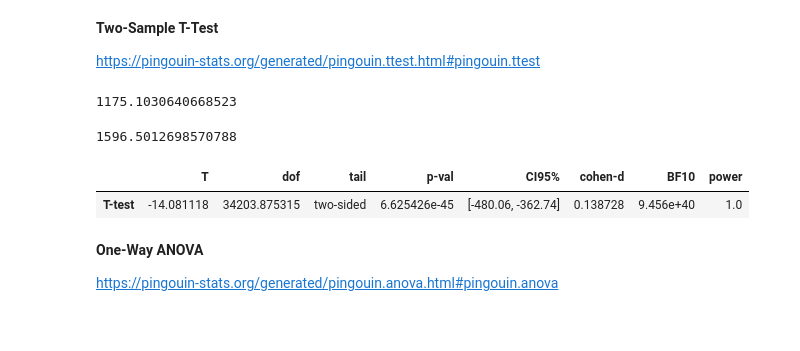
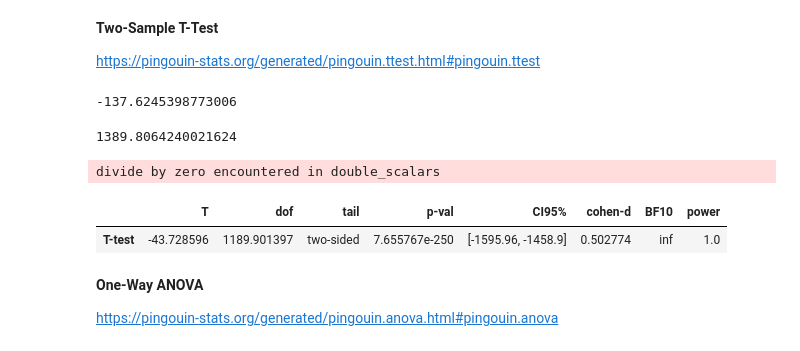
Before and after one commit to hz2582/NYU_Integrated_Marketing, a Jupyter notebook: Haoming_Zhang_Statistical_1055_capstone_3.ipynb, the cells around one changed output. Saved outputs shown, nothing was run; the diff lists cells and outputs as text; code cells hidden in the pictures.

```diff
--- a/Haoming_Zhang_Statistical_1055_capstone_3.ipynb
+++ b/Haoming_Zhang_Statistical_1055_capstone_3.ipynb
@@ -88,23 +89,24 @@ df['age'].mean()
 
 https://pingouin-stats.org/generated/pingouin.ttest.html#pingouin.ttest
 # %%
-balance_housing = df[df['housing']=='yes']['balance']
-balance_no_housing = df[df['housing']=='no']['balance']
+balance_default = df[df['default']=='yes']['balance']
+balance_no_default = df[df['default']=='no']['balance']
 # %%
-balance_housing.mean()
+balance_default.mean()
 # %% [output]
-1175.1030640668523
+-137.6245398773006
 # %%
-balance_no_housing.mean()
+balance_no_default.mean()
 # %% [output]
-1596.5012698570788
+1389.8064240021624
 # %%
-x=balance_housing
-y=balance_no_housing
+x=balance_default
+y=balance_no_default
 pg.ttest(x, y, paired=False)
 # %% [output]
+divide by zero encountered in double_scalars
 |  | T | dof | tail | p-val | CI95% | cohen-d | BF10 | power |
-| T-test | -14.081118 | 34203.875315 | two-sided | 6.625426e-45 | [-480.06, -362.74] | 0.138728 | 9.456e+40 | 1.0 |
+| T-test | -43.728596 | 1189.901397 | two-sided | 7.655767e-250 | [-1595.96, -1458.9] | 0.502774 | inf | 1.0 |
 # %% [markdown]
 **One-Way ANOVA**
 
```
Also changed, not shown: parts of 17 cells of this notebook.
